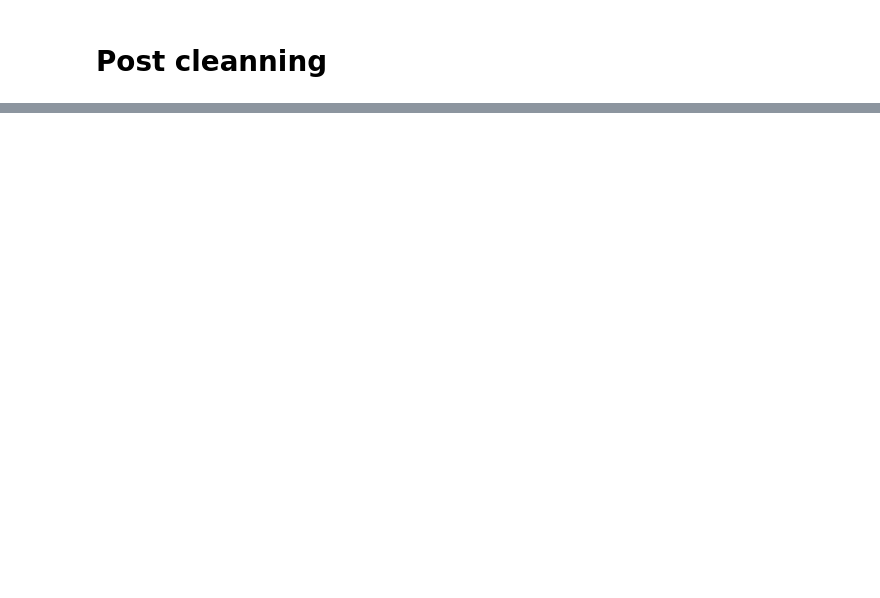
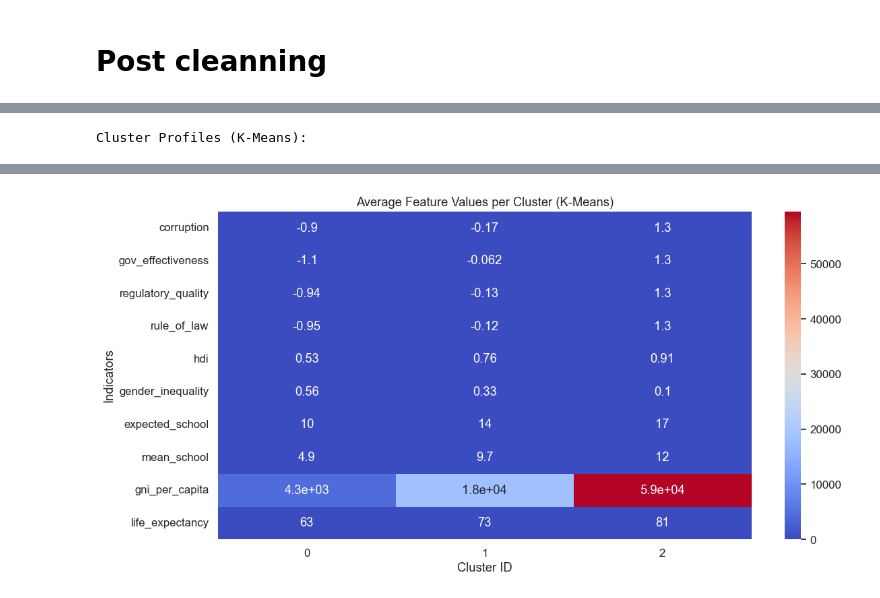
Before and after one commit to moonexca/governance-effectiveness-global-society-ml, a Jupyter notebook: MachineLearning_SoledadYash.ipynb, the cells around one changed output, grey strips where cells are left out. Saved outputs shown, nothing was run; the diff lists cells and outputs as text; code cells hidden in the pictures; blank space fills up the shorter version.

```diff
--- a/MachineLearning_SoledadYash.ipynb
+++ b/MachineLearning_SoledadYash.ipynb
@@ -540,0 +690,17 @@ for col in ['gender_inequality', 'edu_female', 'edu_male', 'labour_female', 'lab
+# %%
+#Cluster Profiles
+
+# Compute mean profile of each cluster (K-Means)
+cluster_summary = X.groupby('cluster_kmeans')[features].mean().round(3)
+print("Cluster Profiles (K-Means):")
+display(cluster_summary)
+
+plt.figure(figsize=(12,6))
+sns.heatmap(cluster_summary.T, cmap='coolwarm', annot=True)
+plt.title("Average Feature Values per Cluster (K-Means)")
+plt.xlabel("Cluster ID")
+plt.ylabel("Indicators")
+plt.tight_layout()
+plt.show()
+# %% [output]
+Cluster Profiles (K-Means):
@@ -540,0 +712 @@ for col in ['gender_inequality', 'edu_female', 'edu_male', 'labour_female', 'lab
+[figure, added]
```
Also changed, not shown: parts of 24 cells of this notebook.
